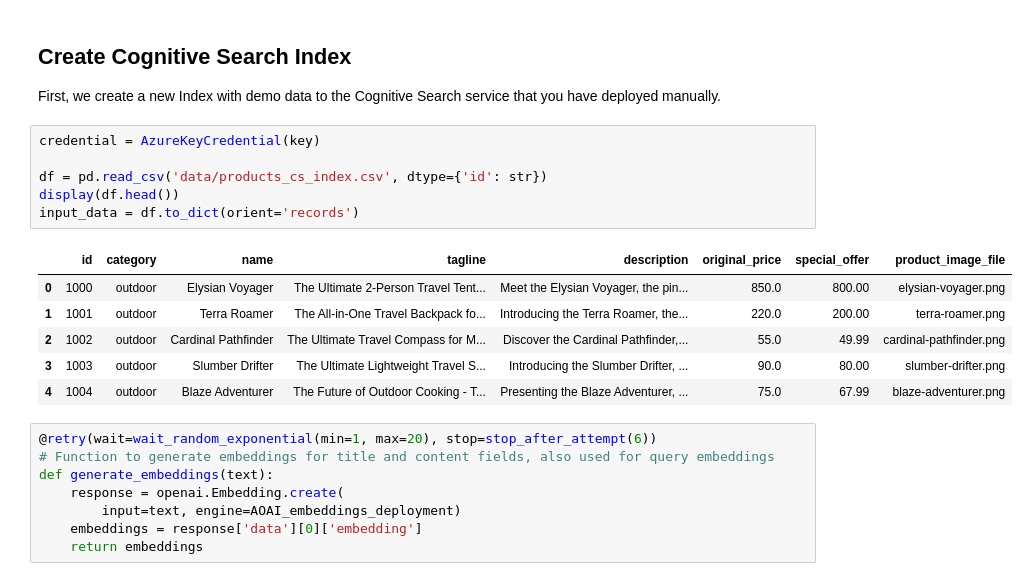
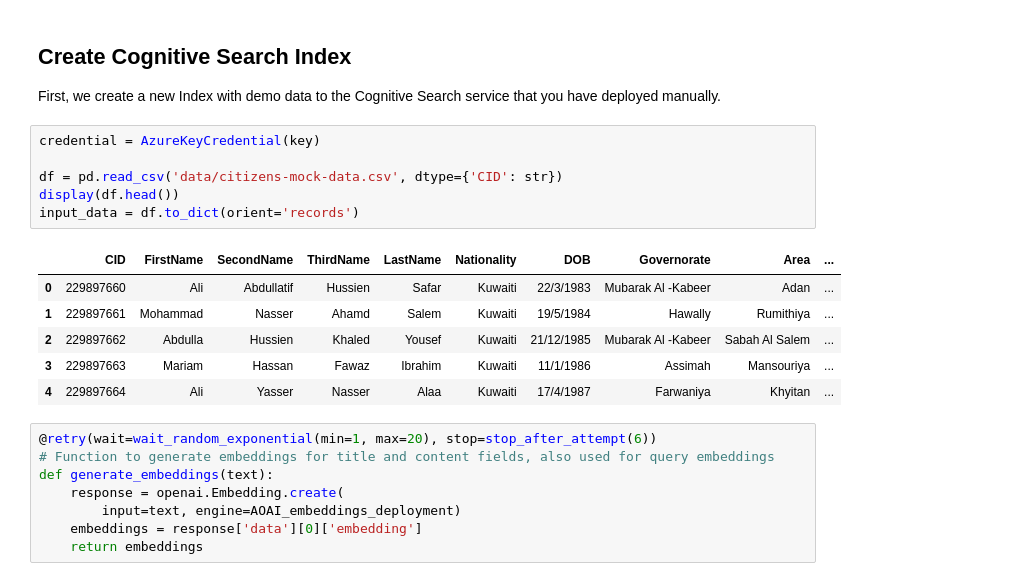
Before and after one commit to ImadElayyan/sahel-gen-cv, a Jupyter notebook: avatar/interactive/create-index-and-database.ipynb, the cells around one changed output. Cells and saved outputs as stored; diff of their text form.

```diff
--- a/avatar/interactive/create-index-and-database.ipynb
+++ b/avatar/interactive/create-index-and-database.ipynb
@@ -90,16 +92,16 @@ First, we create a new Index with demo data to the Cognitive Search service that
 # %%
 credential = AzureKeyCredential(key)
 
-df = pd.read_csv('data/products_cs_index.csv', dtype={'id': str})
+df = pd.read_csv('data/citizens-mock-data.csv', dtype={'CID': str})
 display(df.head())
 input_data = df.to_dict(orient='records')
 # %% [output]
-|  | id | category | name | tagline | description | original_price | special_offer | product_image_file |
-| 0 | 1000 | outdoor | Elysian Voyager | The Ultimate 2-Person Travel Tent... | Meet the Elysian Voyager, the pin... | 850.0 | 800.00 | elysian-voyager.png |
-| 1 | 1001 | outdoor | Terra Roamer | The All-in-One Travel Backpack fo... | Introducing the Terra Roamer, the... | 220.0 | 200.00 | terra-roamer.png |
-| 2 | 1002 | outdoor | Cardinal Pathfinder | The Ultimate Travel Compass for M... | Discover the Cardinal Pathfinder,... | 55.0 | 49.99 | cardinal-pathfinder.png |
-| 3 | 1003 | outdoor | Slumber Drifter | The Ultimate Lightweight Travel S... | Introducing the Slumber Drifter, ... | 90.0 | 80.00 | slumber-drifter.png |
-| 4 | 1004 | outdoor | Blaze Adventurer | The Future of Outdoor Cooking - T... | Presenting the Blaze Adventurer, ... | 75.0 | 67.99 | blaze-adventurer.png |
+|  | CID | FirstName | SecondName | ThirdName | LastName | Nationality | DOB | Governorate | Area | ... |
+| 0 | 229897660 | Ali | Abdullatif | Hussien | Safar | Kuwaiti | 22/3/1983 | Mubarak Al -Kabeer | Adan | ... |
+| 1 | 229897661 | Mohammad | Nasser | Ahamd | Salem | Kuwaiti | 19/5/1984 | Hawally | Rumithiya | ... |
+| 2 | 229897662 | Abdulla | Hussien | Khaled | Yousef | Kuwaiti | 21/12/1985 | Mubarak Al -Kabeer | Sabah Al Salem | ... |
+| 3 | 229897663 | Mariam | Hassan | Fawaz | Ibrahim | Kuwaiti | 11/1/1986 | Assimah | Mansouriya | ... |
+| 4 | 229897664 | Ali | Yasser | Nasser | Alaa | Kuwaiti | 17/4/1987 | Farwaniya | Khyitan | ... |
 # %%
 @retry(wait=wait_random_exponential(min=1, max=20), stop=stop_after_attempt(6))
 # Function to generate embeddings for title and content fields, also used for query embeddings
```
Also changed, not shown: parts of 11 cells of this notebook, 9 other files.
